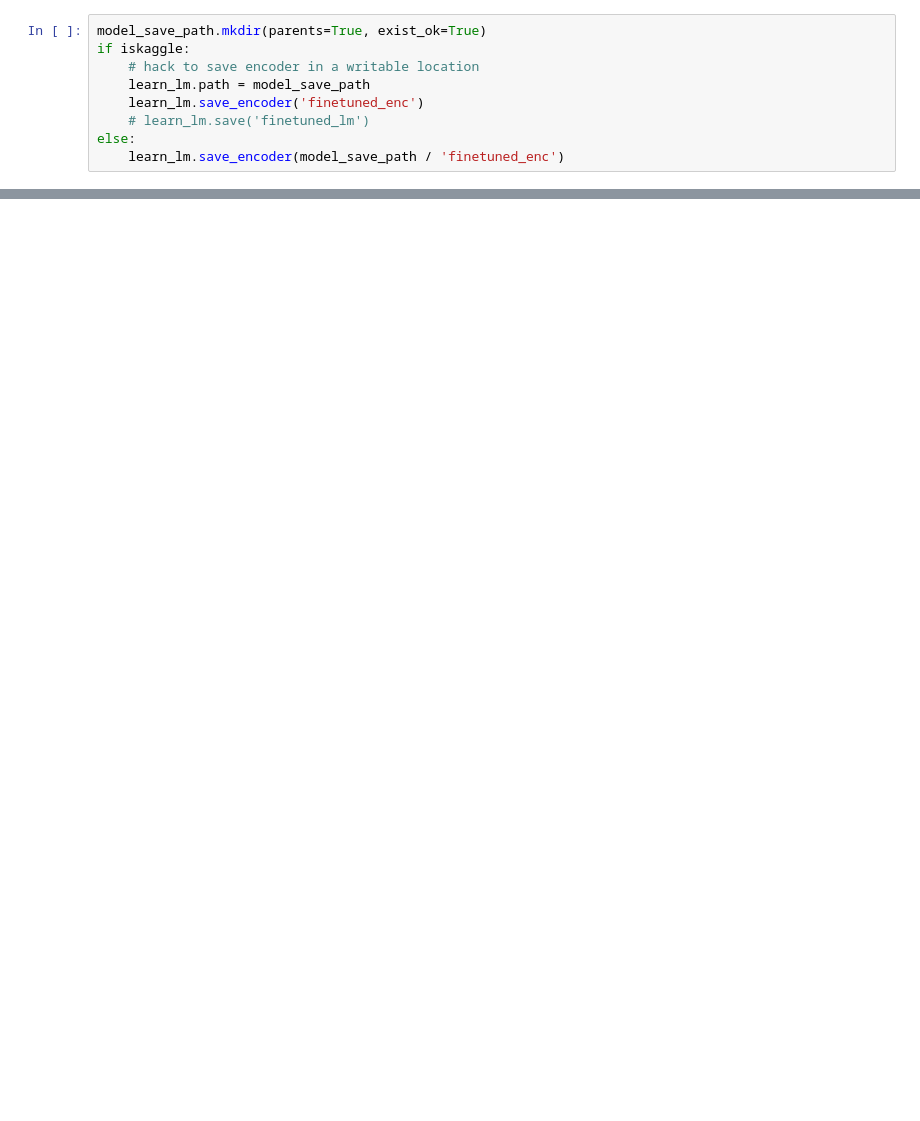
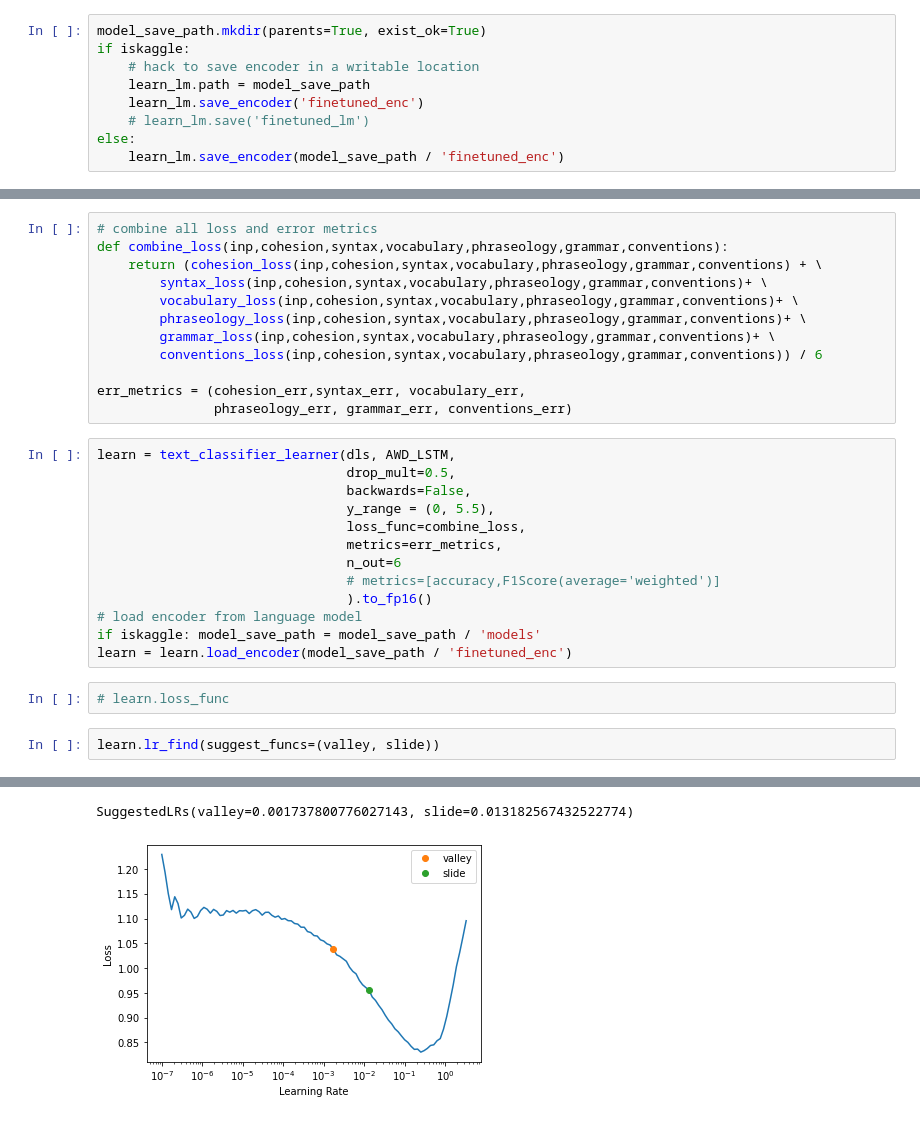
Before and after one commit to sayanbanerjee32/feedback-prize-effectiveness, a Jupyter notebook: feedback_prize_v3_ulmfit_baseline.ipynb, the cells around one changed output, grey strips where cells are left out. Cells and saved outputs as stored; diff of their text form; blank space fills up the shorter version.

```diff
--- a/feedback_prize_v3_ulmfit_baseline.ipynb
+++ b/feedback_prize_v3_ulmfit_baseline.ipynb
@@ -199,0 +324,30 @@ else:
+# %%
+# combine all loss and error metrics
+def combine_loss(inp,cohesion,syntax,vocabulary,phraseology,grammar,conventions):
+    return (cohesion_loss(inp,cohesion,syntax,vocabulary,phraseology,grammar,conventions) + \
+        syntax_loss(inp,cohesion,syntax,vocabulary,phraseology,grammar,conventions)+ \
+        vocabulary_loss(inp,cohesion,syntax,vocabulary,phraseology,grammar,conventions)+ \
+        phraseology_loss(inp,cohesion,syntax,vocabulary,phraseology,grammar,conventions)+ \
+        grammar_loss(inp,cohesion,syntax,vocabulary,phraseology,grammar,conventions)+ \
+        conventions_loss(inp,cohesion,syntax,vocabulary,phraseology,grammar,conventions)) / 6
+
+err_metrics = (cohesion_err,syntax_err, vocabulary_err,
+               phraseology_err, grammar_err, conventions_err)
+# %%
+learn = text_classifier_learner(dls, AWD_LSTM,
+                                drop_mult=0.5,
+                                backwards=False,
+                                y_range = (0, 5.5),
+                                loss_func=combine_loss,
+                                metrics=err_metrics,
+                                n_out=6
+                                # metrics=[accuracy,F1Score(average='weighted')]
+                                ).to_fp16()
+# load encoder from language model
+if iskaggle: model_save_path = model_save_path / 'models'
+learn = learn.load_encoder(model_save_path / 'finetuned_enc')
+# %%
+# learn.loss_func
+# %%
+learn.lr_find(suggest_funcs=(valley, slide))
+# %% [output]
@@ -199,0 +355,2 @@ else:
+SuggestedLRs(valley=0.001737800776027143, slide=0.013182567432522774)
+[figure, added]
```
Also changed, not shown: parts of 25 cells of this notebook.
